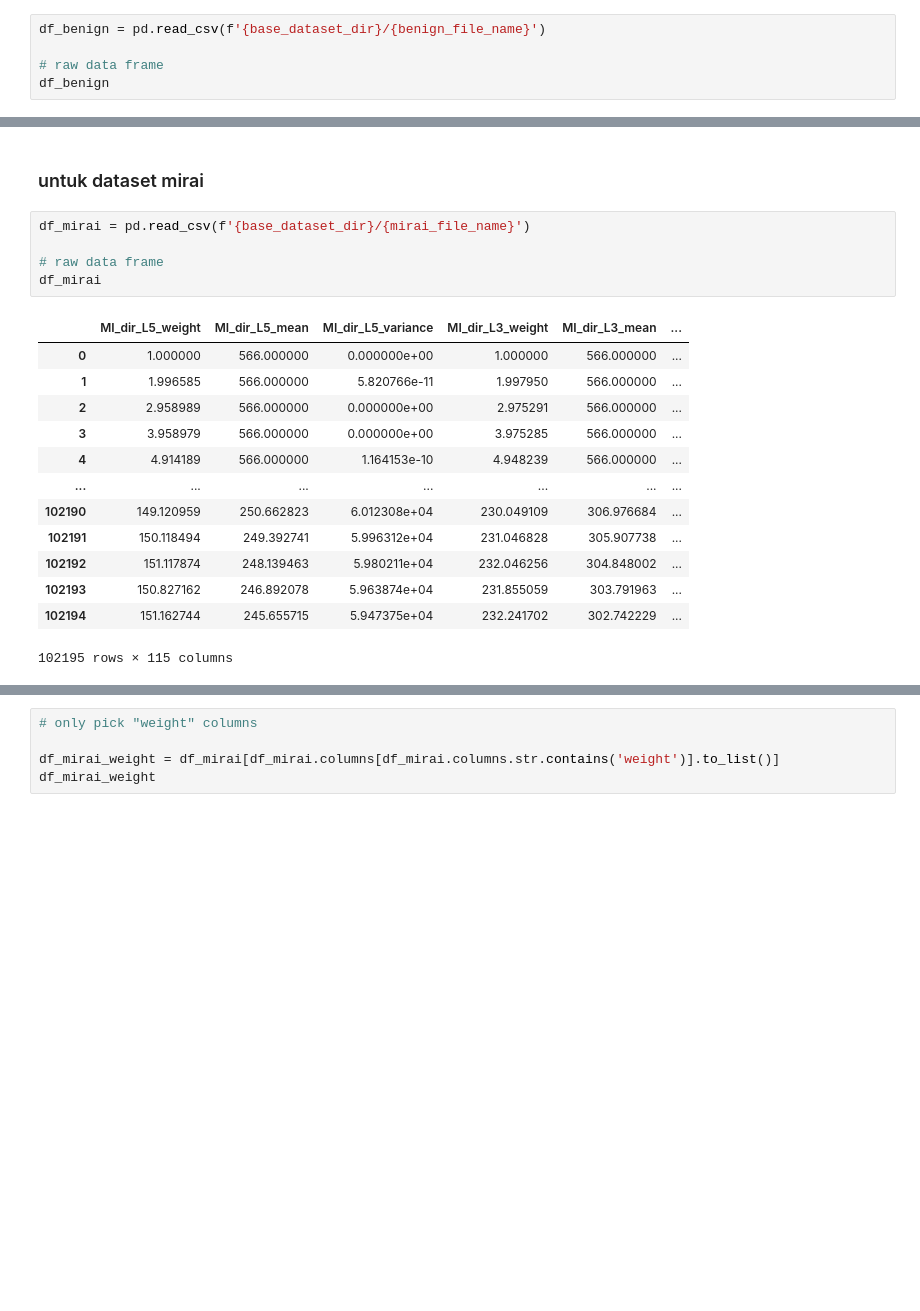
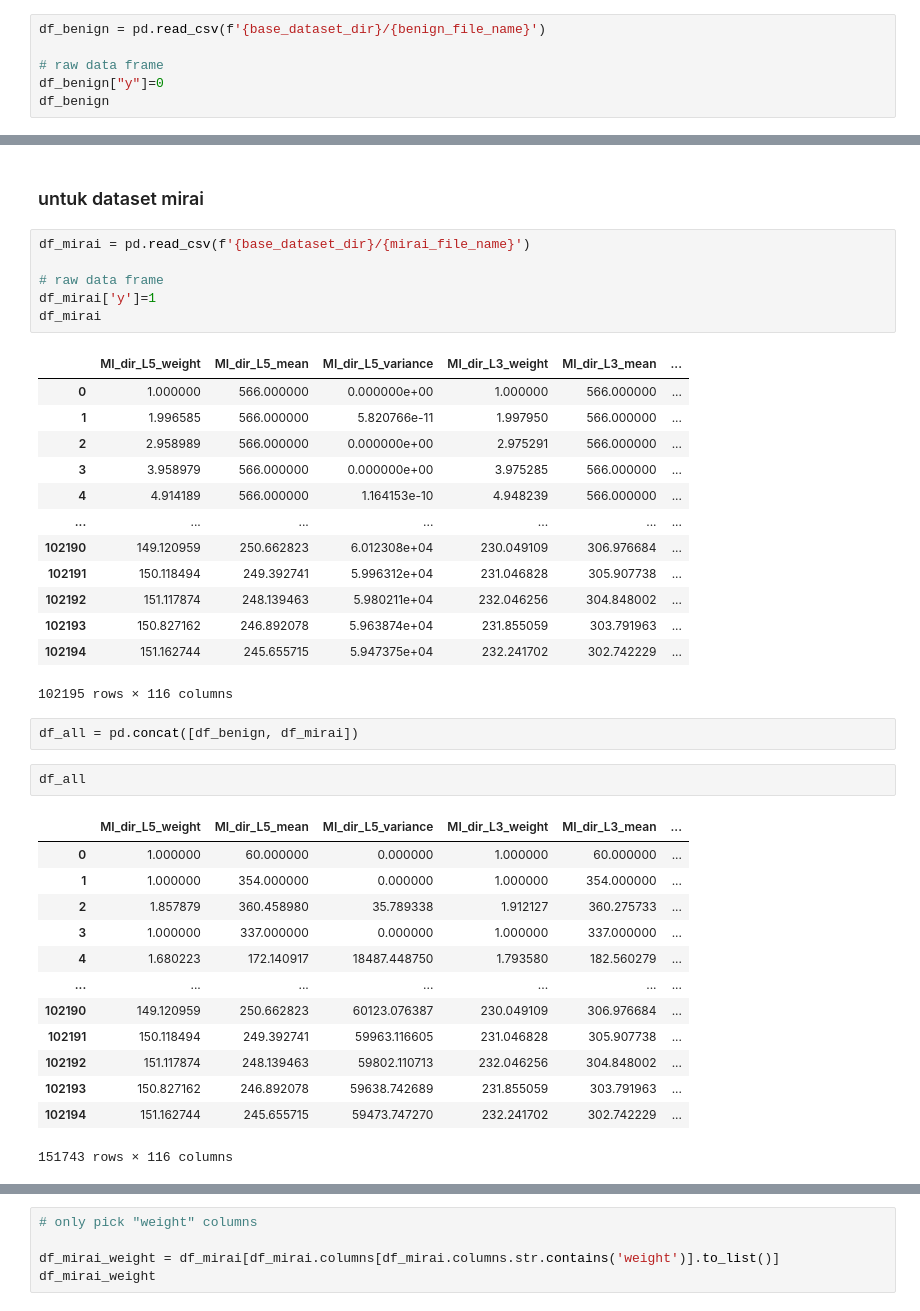
Before and after one commit to TaufiqOdhi/botnet-image-processing, a Jupyter notebook: main.ipynb, the cells around one changed output, grey strips where cells are left out. Saved outputs shown, nothing was run; the diff lists cells and outputs as text; blank space fills up the shorter version.

```diff
--- a/main.ipynb
+++ b/main.ipynb
@@ -23,6 +23,7 @@ mirai_file_name = '1.mirai.ack.csv'
 df_benign = pd.read_csv(f'{base_dataset_dir}/{benign_file_name}')
 
 # raw data frame
+df_benign["y"]=0
 df_benign
 # %% [output]
 |  | MI_dir_L5_weight | MI_dir_L5_mean | MI_dir_L5_variance | MI_dir_L3_weight | MI_dir_L3_mean | ... |
@@ -110,6 +128,7 @@ for i  in range(len(list_benign_pics_2)):
 df_mirai = pd.read_csv(f'{base_dataset_dir}/{mirai_file_name}')
 
 # raw data frame
+df_mirai['y']=1
 df_mirai
 # %% [output]
 |  | MI_dir_L5_weight | MI_dir_L5_mean | MI_dir_L5_variance | MI_dir_L3_weight | MI_dir_L3_mean | ... |
@@ -124,4 +143,22 @@ df_mirai
 | 102192 | 151.117874 | 248.139463 | 5.980211e+04 | 232.046256 | 304.848002 | ... |
 | 102193 | 150.827162 | 246.892078 | 5.963874e+04 | 231.855059 | 303.791963 | ... |
 | 102194 | 151.162744 | 245.655715 | 5.947375e+04 | 232.241702 | 302.742229 | ... |
-102195 rows × 115 columns
+102195 rows × 116 columns
+# %%
+df_all = pd.concat([df_benign, df_mirai])
+# %%
+df_all
+# %% [output]
+|  | MI_dir_L5_weight | MI_dir_L5_mean | MI_dir_L5_variance | MI_dir_L3_weight | MI_dir_L3_mean | ... |
+| 0 | 1.000000 | 60.000000 | 0.000000 | 1.000000 | 60.000000 | ... |
+| 1 | 1.000000 | 354.000000 | 0.000000 | 1.000000 | 354.000000 | ... |
+| 2 | 1.857879 | 360.458980 | 35.789338 | 1.912127 | 360.275733 | ... |
+| 3 | 1.000000 | 337.000000 | 0.000000 | 1.000000 | 337.000000 | ... |
+| 4 | 1.680223 | 172.140917 | 18487.448750 | 1.793580 | 182.560279 | ... |
+| ... | ... | ... | ... | ... | ... | ... |
+| 102190 | 149.120959 | 250.662823 | 60123.076387 | 230.049109 | 306.976684 | ... |
+| 102191 | 150.118494 | 249.392741 | 59963.116605 | 231.046828 | 305.907738 | ... |
+| 102192 | 151.117874 | 248.139463 | 59802.110713 | 232.046256 | 304.848002 | ... |
+| 102193 | 150.827162 | 246.892078 | 59638.742689 | 231.855059 | 303.791963 | ... |
+| 102194 | 151.162744 | 245.655715 | 59473.747270 | 232.241702 | 302.742229 | ... |
+151743 rows × 116 columns
```
Also changed, not shown: parts of 8 cells of this notebook, 2 other files.
